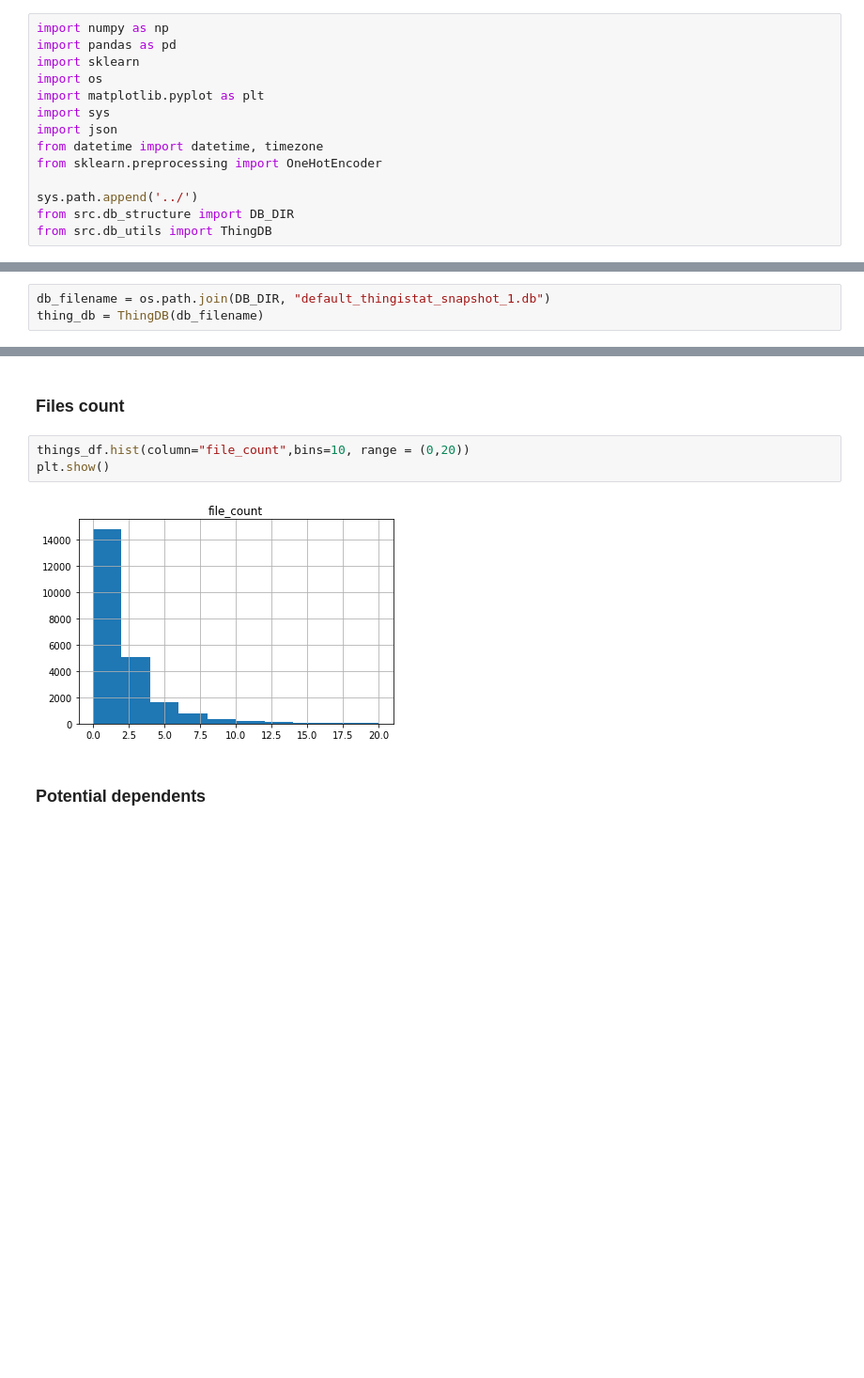
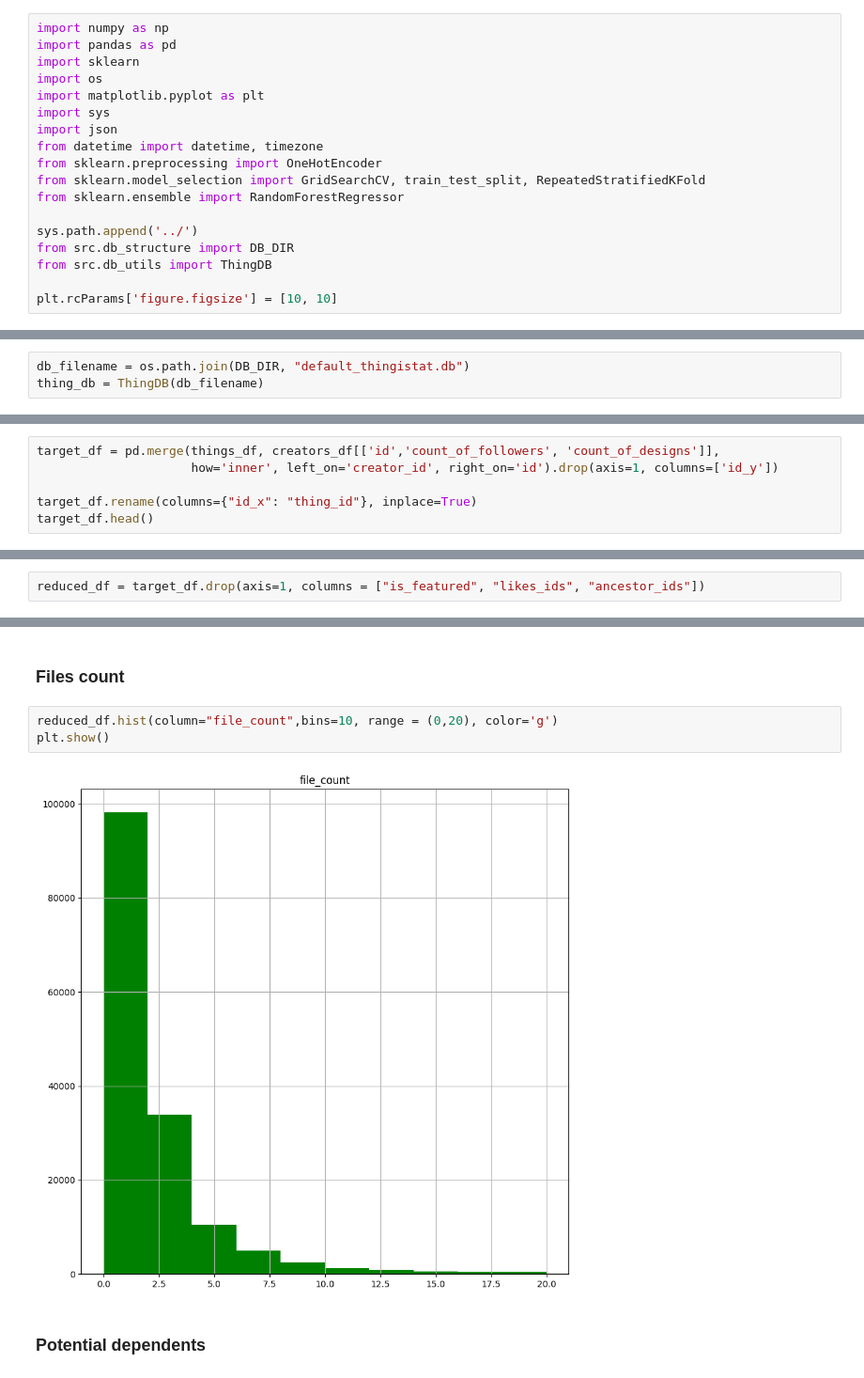
Before and after one commit to javathejhut/ThingiStat, a Jupyter notebook: notebooks/EDA_feature_engineering_importance.ipynb, the cells around one changed output, grey strips where cells are left out. Shown: that part at 94% size. Drawn from its saved outputs; the diff is of its cells as text; blank space fills up the shorter version.

```diff
--- a/notebooks/EDA_feature_engineering_importance.ipynb
+++ b/notebooks/EDA_feature_engineering_importance.ipynb
@@ -14,8 +11,12 @@ import sys
 import json
 from datetime import datetime, timezone
 from sklearn.preprocessing import OneHotEncoder
+from sklearn.model_selection import GridSearchCV, train_test_split, RepeatedStratifiedKFold
+from sklearn.ensemble import RandomForestRegressor
 
 sys.path.append('../')
 from src.db_structure import DB_DIR
 from src.db_utils import ThingDB
+
+plt.rcParams['figure.figsize'] = [10, 10]
 # %% [markdown]
@@ -23,5 +24,5 @@ Load instance of DB snapshot:
 # %%
-db_filename = os.path.join(DB_DIR, "default_thingistat_snapshot_1.db")
+db_filename = os.path.join(DB_DIR, "default_thingistat.db")
 thing_db = ThingDB(db_filename)
 # %%
 things_df = thing_db.get_table("things")
@@ -45,0 +69,6 @@ tags in snapshot 21623
+# %%
+target_df = pd.merge(things_df, creators_df[['id','count_of_followers', 'count_of_designs']],
+                     how='inner', left_on='creator_id', right_on='id').drop(axis=1, columns=['id_y'])
+
+target_df.rename(columns={"id_x": "thing_id"}, inplace=True)
+target_df.head()
@@ -46 +98,3 @@ tags in snapshot 21623
+# %%
+reduced_df = target_df.drop(axis=1, columns = ["is_featured", "likes_ids", "ancestor_ids"])
 # %% [markdown]
@@ -69,10 +123,10 @@ Too high diversity (21k vs 23k things), highly uniform except for general
 # %% [markdown]
 ### Files count
 # %%
-things_df.hist(column="file_count",bins=10, range = (0,20))
+reduced_df.hist(column="file_count",bins=10, range = (0,20), color='g')
 plt.show()
 # %% [output]
-[figure, old version]
+[figure, new version]
 # %% [markdown]
 ### Potential dependents
 # %% [markdown]
```
Also changed, not shown: parts of 50 cells of this notebook.
